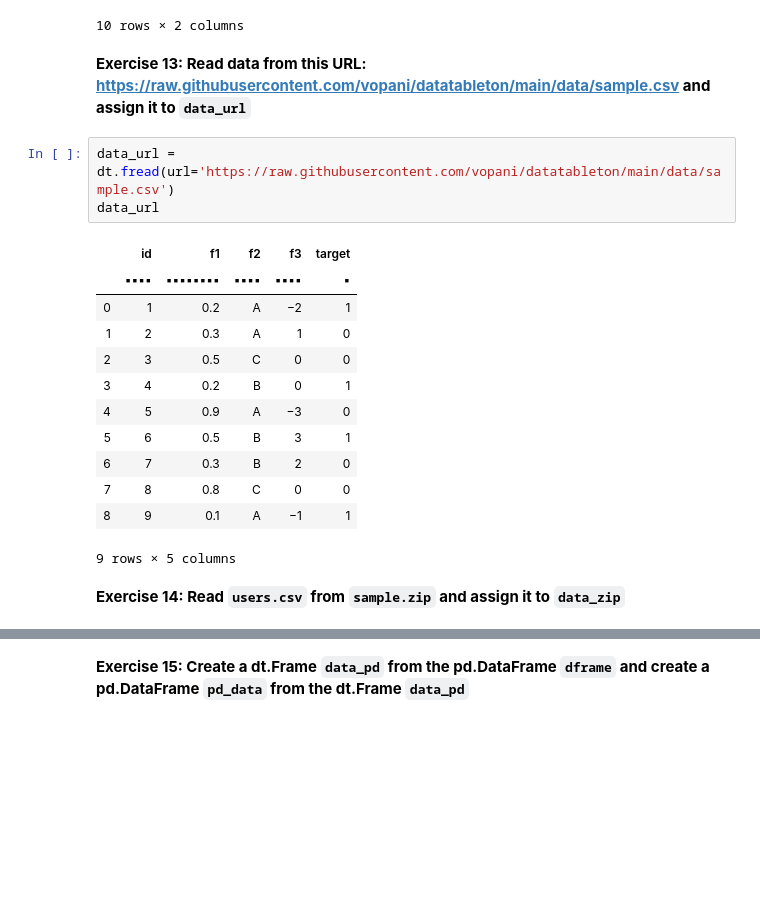
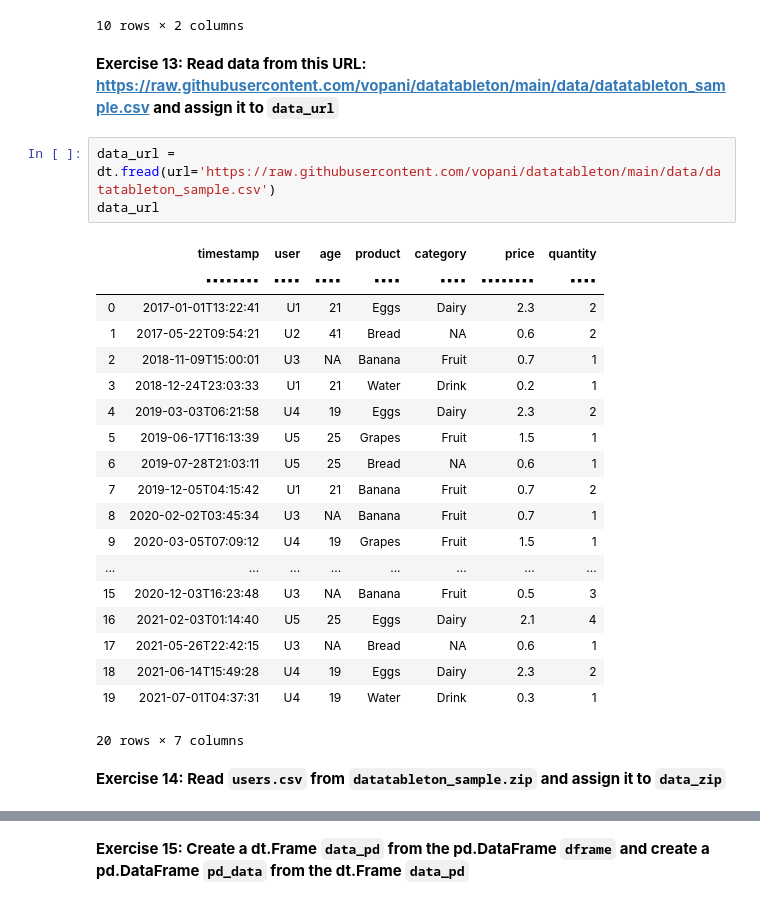
Before and after one commit to vopani/datatableton, a Jupyter notebook: notebooks/02_files_and_formats_solutions.ipynb, the cells around one changed output, grey strips where cells are left out. Cells and saved outputs as stored; diff of their text form; blank space fills up the shorter version.

```diff
--- a/notebooks/02_files_and_formats_solutions.ipynb
+++ b/notebooks/02_files_and_formats_solutions.ipynb
@@ -119,23 +122,30 @@ data_jay
 | 9 | 9 | T |
 10 rows × 2 columns
 # %% [markdown]
-**Exercise 13: Read data from this URL: [https://raw.githubusercontent.com/vopani/datatableton/main/data/sample.csv](https://raw.githubusercontent.com/vopani/datatableton/main/data/sample.csv) and assign it to `data_url`**
+**Exercise 13: Read data from this URL: [https://raw.githubusercontent.com/vopani/datatableton/main/data/datatableton_sample.csv](https://raw.githubusercontent.com/vopani/datatableton/main/data/datatableton_sample.csv) and assign it to `data_url`**
 # %%
-data_url = dt.fread(url='https://raw.githubusercontent.com/vopani/datatableton/main/data/sample.csv')
+data_url = dt.fread(url='https://raw.githubusercontent.com/vopani/datatableton/main/data/datatableton_sample.csv')
 data_url
 # %% [output]
-|  | id | f1 | f2 | f3 | target |
-|  | ▪▪▪▪ | ▪▪▪▪▪▪▪▪ | ▪▪▪▪ | ▪▪▪▪ | ▪ |
-| 0 | 1 | 0.2 | A | −2 | 1 |
-| 1 | 2 | 0.3 | A | 1 | 0 |
-| 2 | 3 | 0.5 | C | 0 | 0 |
-| 3 | 4 | 0.2 | B | 0 | 1 |
-| 4 | 5 | 0.9 | A | −3 | 0 |
-| 5 | 6 | 0.5 | B | 3 | 1 |
-| 6 | 7 | 0.3 | B | 2 | 0 |
-| 7 | 8 | 0.8 | C | 0 | 0 |
-| 8 | 9 | 0.1 | A | −1 | 1 |
+|  | timestamp | user | age | product | category | price | quantity |
+|  | ▪▪▪▪▪▪▪▪ | ▪▪▪▪ | ▪▪▪▪ | ▪▪▪▪ | ▪▪▪▪ | ▪▪▪▪▪▪▪▪ | ▪▪▪▪ |
+| 0 | 2017-01-01T13:22:41 | U1 | 21 | Eggs | Dairy | 2.3 | 2 |
+| 1 | 2017-05-22T09:54:21 | U2 | 41 | Bread | NA | 0.6 | 2 |
+| 2 | 2018-11-09T15:00:01 | U3 | NA | Banana | Fruit | 0.7 | 1 |
+| 3 | 2018-12-24T23:03:33 | U1 | 21 | Water | Drink | 0.2 | 1 |
+| 4 | 2019-03-03T06:21:58 | U4 | 19 | Eggs | Dairy | 2.3 | 2 |
+| 5 | 2019-06-17T16:13:39 | U5 | 25 | Grapes | Fruit | 1.5 | 1 |
+| 6 | 2019-07-28T21:03:11 | U5 | 25 | Bread | NA | 0.6 | 1 |
+| 7 | 2019-12-05T04:15:42 | U1 | 21 | Banana | Fruit | 0.7 | 2 |
+| 8 | 2020-02-02T03:45:34 | U3 | NA | Banana | Fruit | 0.7 | 1 |
+| 9 | 2020-03-05T07:09:12 | U4 | 19 | Grapes | Fruit | 1.5 | 1 |
+| ... | ... | ... | ... | ... | ... | ... | ... |
+| 15 | 2020-12-03T16:23:48 | U3 | NA | Banana | Fruit | 0.5 | 3 |
+| 16 | 2021-02-03T01:14:40 | U5 | 25 | Eggs | Dairy | 2.1 | 4 |
+| 17 | 2021-05-26T22:42:15 | U3 | NA | Bread | NA | 0.6 | 1 |
+| 18 | 2021-06-14T15:49:28 | U4 | 19 | Eggs | Dairy | 2.3 | 2 |
+| 19 | 2021-07-01T04:37:31 | U4 | 19 | Water | Drink | 0.3 | 1 |
-9 rows × 5 columns
+20 rows × 7 columns
 # %% [markdown]
-**Exercise 14: Read `users.csv` from `sample.zip` and assign it to `data_zip`**
+**Exercise 14: Read `users.csv` from `datatableton_sample.zip` and assign it to `data_zip`**
 # %%
```
Also changed, not shown: parts of 7 cells of this notebook, 1 other file.
